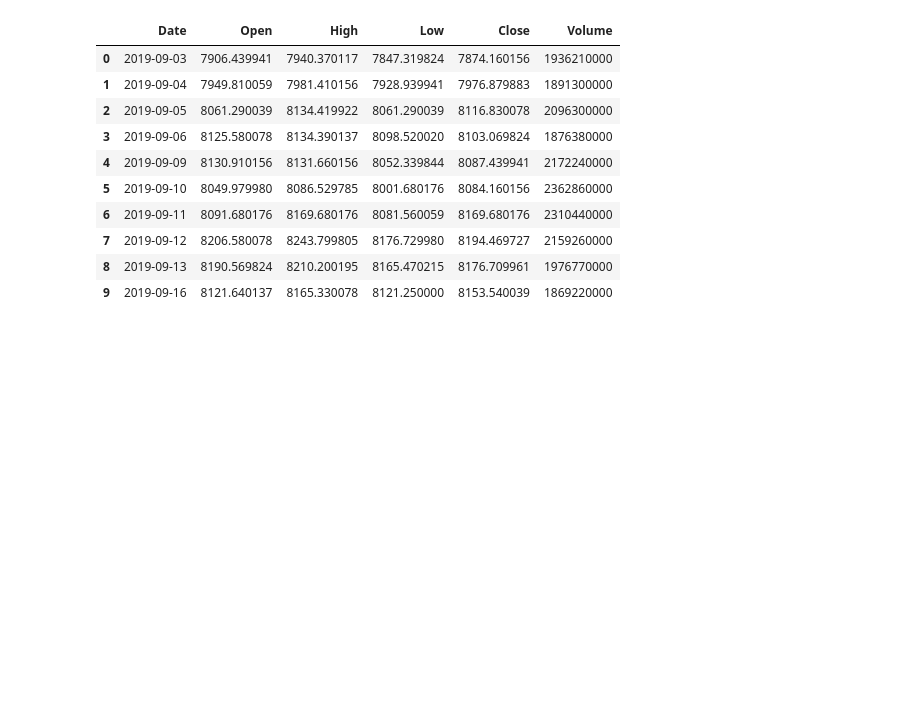
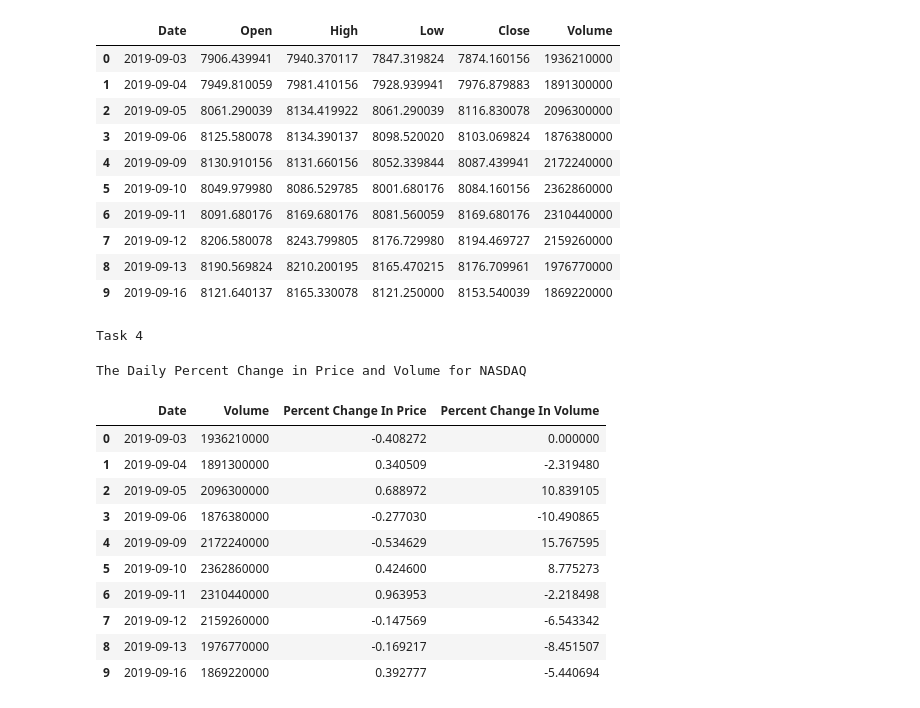
Before and after one commit to data301-2021-winter1/project-group67-project, a Jupyter notebook: notebooks/analysis2.ipynb, the cells around one changed output. Drawn from its saved outputs; the diff is of its cells as text; code cells hidden in the pictures; blank space fills up the shorter version.

```diff
--- a/notebooks/analysis2.ipynb
+++ b/notebooks/analysis2.ipynb
@@ -202,3 +202,42 @@ df.head(10)
 | 7 | 2019-09-12 | 8206.580078 | 8243.799805 | 8176.729980 | 8194.469727 | 2159260000 |
 | 8 | 2019-09-13 | 8190.569824 | 8210.200195 | 8165.470215 | 8176.709961 | 1976770000 |
 | 9 | 2019-09-16 | 8121.640137 | 8165.330078 | 8121.250000 | 8153.540039 | 1869220000 |
+# %%
+print("Task 4")
+# %% [output]
+Task 4
+# %%
+perChangePrice = []
+perChangeVolume = [0]
+
+for i in range(504):
+    price = ((nas['Close'][i]-nas['Open'][i])/nas['Open'][i])*100
+    perChangePrice.append(price)
+
+    if i < 503:
+        vol = ((nas['Volume'][i+1]-nas['Volume'][i])/nas['Volume'][i])*100
+        perChangeVolume.append(vol)
+
+nas['Percent Change In Price'] = perChangePrice
+nas['Percent Change In Volume'] = perChangeVolume
+
+nasv2 = nas.copy().drop(['Adj Close', 'Open', 'High', 'Low', 'Close'], axis=1)
+
+print('The Daily Percent Change in Price and Volume for NASDAQ')
+
+#print(nasv2)
+
+nasv2.head(10)
+# %% [output]
+The Daily Percent Change in Price and Volume for NASDAQ
+|  | Date | Volume | Percent Change In Price | Percent Change In Volume |
+| 0 | 2019-09-03 | 1936210000 | -0.408272 | 0.000000 |
+| 1 | 2019-09-04 | 1891300000 | 0.340509 | -2.319480 |
+| 2 | 2019-09-05 | 2096300000 | 0.688972 | 10.839105 |
+| 3 | 2019-09-06 | 1876380000 | -0.277030 | -10.490865 |
+| 4 | 2019-09-09 | 2172240000 | -0.534629 | 15.767595 |
+| 5 | 2019-09-10 | 2362860000 | 0.424600 | 8.775273 |
+| 6 | 2019-09-11 | 2310440000 | 0.963953 | -2.218498 |
+| 7 | 2019-09-12 | 2159260000 | -0.147569 | -6.543342 |
+| 8 | 2019-09-13 | 1976770000 | -0.169217 | -8.451507 |
+| 9 | 2019-09-16 | 1869220000 | 0.392777 | -5.440694 |
```
Also changed, not shown: parts of 3 cells of this notebook.
